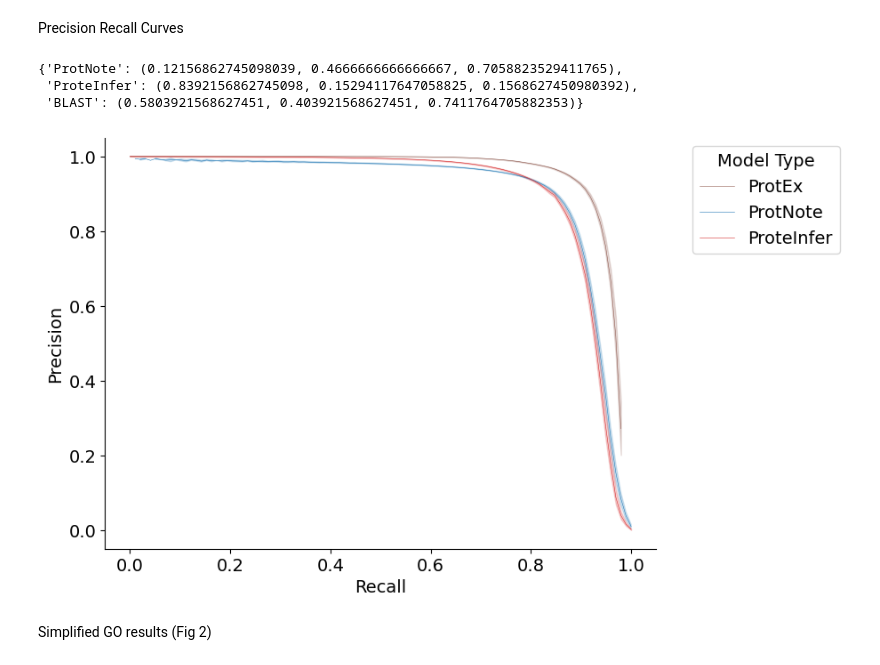
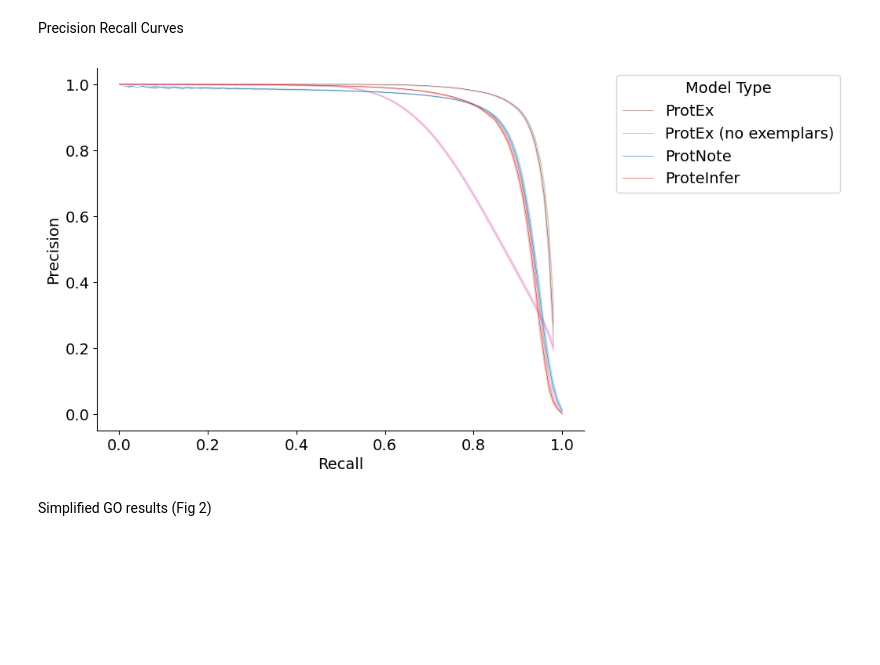
Before and after one commit to microsoft/protnote, a Jupyter notebook: notebooks/Results.ipynb, the cells around one changed output. Cells and saved outputs as stored; diff of their text form; code cells hidden in the pictures; blank space fills up the shorter version.

```diff
--- a/notebooks/Results.ipynb
+++ b/notebooks/Results.ipynb
@@ -629,14 +636,14 @@ pinf_model_ids = [ 13703742,
 models = {   **{f'ProtNote_{seed}':f'test_1_logits_TEST_DATA_PATH_seed_replicates_v9_{seed}_sum_last_epoch.h5' for seed in seeds},
              **{f'ProteInfer_{id}':f'test_logits_GO_TEST_DATA_PATH_proteinfer{id}.h5' for id in pinf_model_ids},
                'BLAST':'blast_pivot_parsed_test_GO_train_GO_results_fixed.parquet',
-               'ProtEx': protex_logits_df
+               **protex_logits_dfs
                }
 
 prcurve_df = []
 for model,model_preds in tqdm(models.items(),total=len(models.keys())):
-    if isinstance(model_preds,pd.DataFrame) & (model == 'ProtEx'):
+    if isinstance(model_preds,pd.DataFrame) & ('ProtEx' in model):
         logits_df = model_preds
-        labels_df_curr = protex_labels_df
+        labels_df_curr = protex_labels_dfs[model]
     elif model_preds.endswith("h5"):
         logits_df = pd.read_hdf(f'../outputs/results/{model_preds}',key='logits_df')
         labels_df_curr = labels_df
@@ -656,12 +663,6 @@ for model,model_preds in tqdm(models.items(),total=len(models.keys())):
                                         })
     prcurve_df.append(prcurve_model_df)
 prcurve_df = pd.concat(prcurve_df)
-# %%
-palette_
-# %% [output]
-{'ProtNote': (0.12156862745098039, 0.4666666666666667, 0.7058823529411765),
- 'ProteInfer': (0.8392156862745098, 0.15294117647058825, 0.1568627450980392),
- 'BLAST': (0.5803921568627451, 0.403921568627451, 0.7411764705882353)}
 # %%
 
 num_bins = 100
@@ -672,35 +673,35 @@ prcurve_df_binned = prcurve_df.groupby(['model_type','recall_bins']).agg(
     precision_std=('precision','std')
 ).reset_index()
 
 palette = sns.color_palette("tab10")
-palette_ = palette[0:1] + palette[3:6]
-palette_ = {m:p for m,p in zip(['ProtNote','ProteInfer','BLAST','ProtEx'],palette_)}
+palette_ = palette[0:1] + palette[3:7]
+palette_ = {m:p for m,p in zip(['ProtNote','ProteInfer','BLAST','ProtEx','ProtEx (no exemplars)'],palette_)}
 # PR Curve by model type with error bars using seaborn lineplot in a single plot
 fig, ax = plt.subplots(figsize=(8,6))
 
 #fill between
 for model_type in prcurve_df_binned.dropna()['model_type'].unique():
     model_df = prcurve_df_binned[prcurve_df_binned['model_type']==model_type]
     # +- std
     ax.fill_between(model_df['recall_bins'],
                     model_df['precision_mean']-model_df['precision_std'],
                     model_df['precision_mean']+model_df['precision_std'],
                     alpha=0.2,
                     color=palette_[model_type]
                     )
 
     # mean
     ax.plot(model_df['recall_bins'],model_df['precision_mean'],label=model_type,linewidth=0.4,color=palette_[model_type])
 
 
 sns.despine()
 plt.xlabel('Recall')
 plt.ylabel('Precision')
 # plt.title('Precision-Recall Curve by model type')
 plt.legend(title='Model Type',bbox_to_anchor=(1.05, 1), loc='upper left')
 save_fig('../outputs/figures/PR Curve by model type')
 plt.show()
 # %% [output]
-[figure, old version]
+[figure, new version]
 # %% [markdown]
 Simplified GO results (Fig 2)
```
Also changed, not shown: parts of 18 cells of this notebook, 1 other file.
